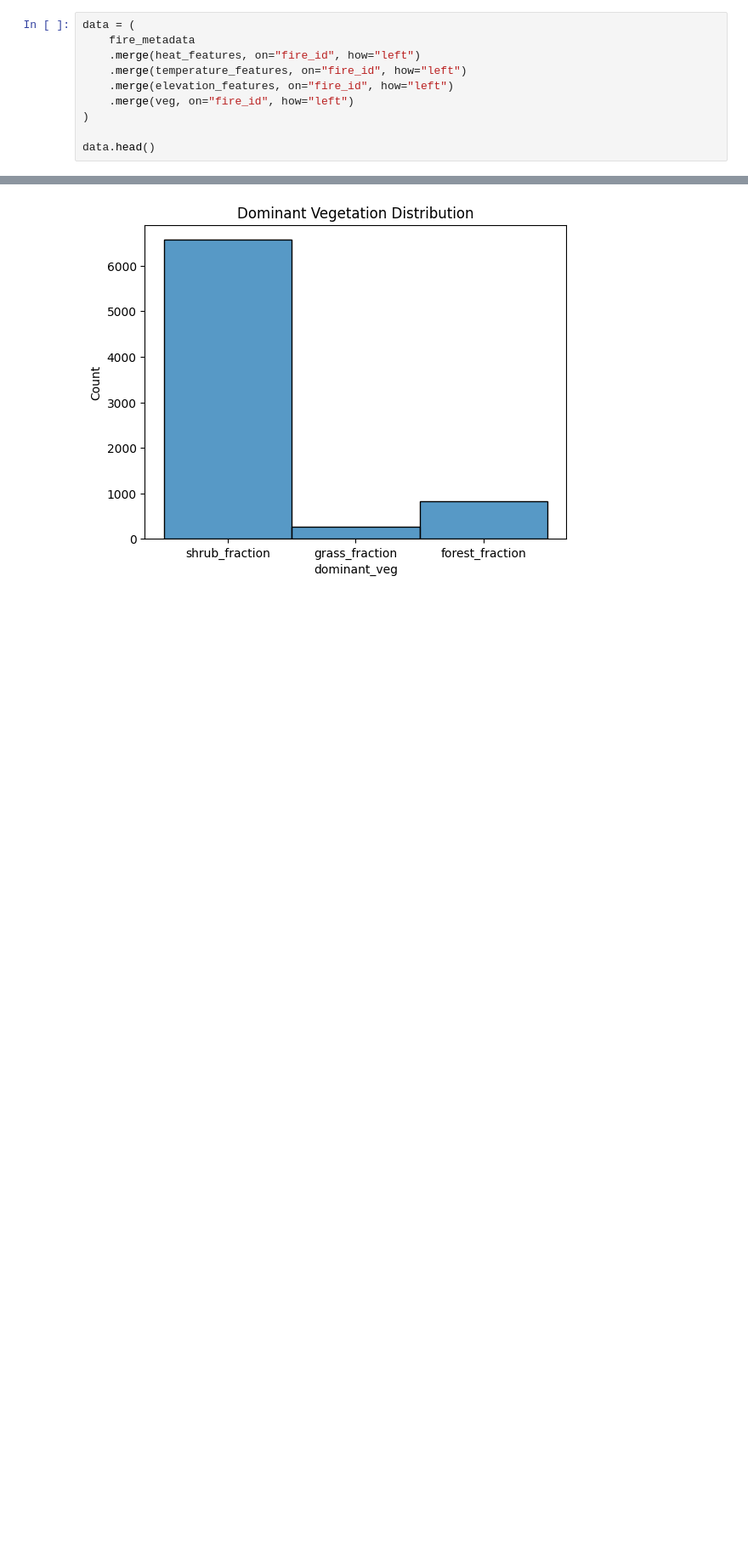
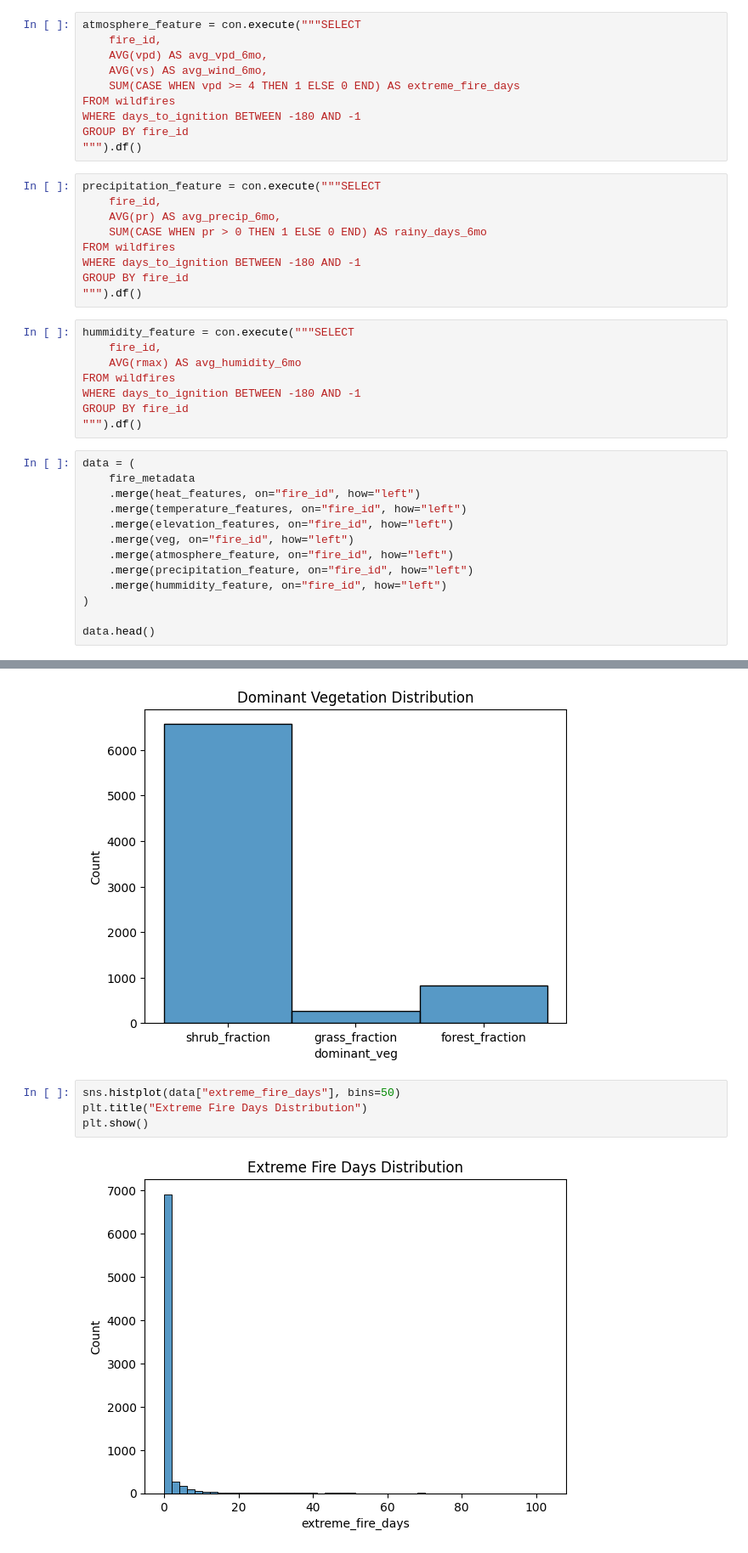
Before and after one commit to maliyer294/STA-141B---Final-project, a Jupyter notebook: data_analysis.ipynb, the cells around one changed output, grey strips where cells are left out. Shown at 85% size. Drawn from its saved outputs; the diff is of its cells as text; blank space fills up the shorter version.

Commit message:
added atmosphere, precipitation, humidity as features

```diff
--- a/data_analysis.ipynb
+++ b/data_analysis.ipynb
@@ -260,6 +260,33 @@ FROM wildfires
 GROUP BY fire_id
 ORDER BY fire_id
 """).df()
+# %%
+atmosphere_feature = con.execute("""SELECT
+    fire_id,
+    AVG(vpd) AS avg_vpd_6mo,
+    AVG(vs) AS avg_wind_6mo,
+    SUM(CASE WHEN vpd >= 4 THEN 1 ELSE 0 END) AS extreme_fire_days
+FROM wildfires
+WHERE days_to_ignition BETWEEN -180 AND -1
+GROUP BY fire_id
+""").df()
+# %%
+precipitation_feature = con.execute("""SELECT
+    fire_id,
+    AVG(pr) AS avg_precip_6mo,
+    SUM(CASE WHEN pr > 0 THEN 1 ELSE 0 END) AS rainy_days_6mo
+FROM wildfires
+WHERE days_to_ignition BETWEEN -180 AND -1
+GROUP BY fire_id
+""").df()
+# %%
+hummidity_feature = con.execute("""SELECT
+    fire_id,
+    AVG(rmax) AS avg_humidity_6mo
+FROM wildfires
+WHERE days_to_ignition BETWEEN -180 AND -1
+GROUP BY fire_id
+""").df()
 # %%
 data = (
     fire_metadata
@@ -267,6 +294,9 @@ data = (
     .merge(temperature_features, on="fire_id", how="left")
     .merge(elevation_features, on="fire_id", how="left")
     .merge(veg, on="fire_id", how="left")
+    .merge(atmosphere_feature, on="fire_id", how="left")
+    .merge(precipitation_feature, on="fire_id", how="left")
+    .merge(hummidity_feature, on="fire_id", how="left")
 )
 
 data.head()
@@ -315,3 +345,9 @@ plt.title("Dominant Vegetation Distribution")
 plt.show()
 # %% [output]
 [figure]
+# %%
+sns.histplot(data["extreme_fire_days"], bins=50)
+plt.title("Extreme Fire Days Distribution")
+plt.show()
+# %% [output]
+[figure, added]
```
Also changed, not shown: parts of 2 cells of this notebook.
